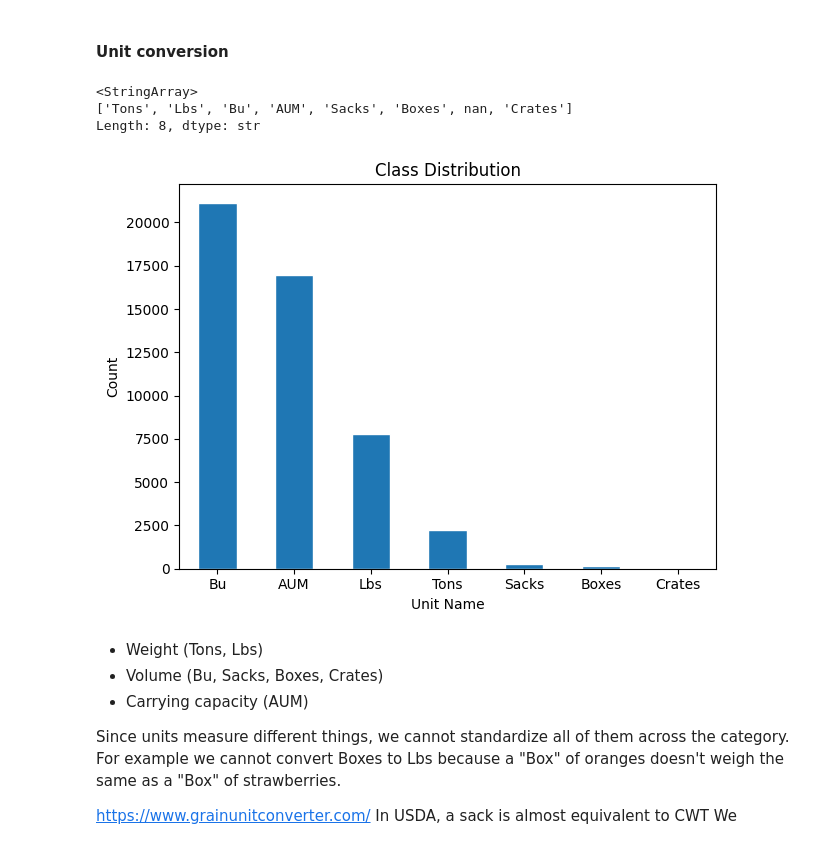
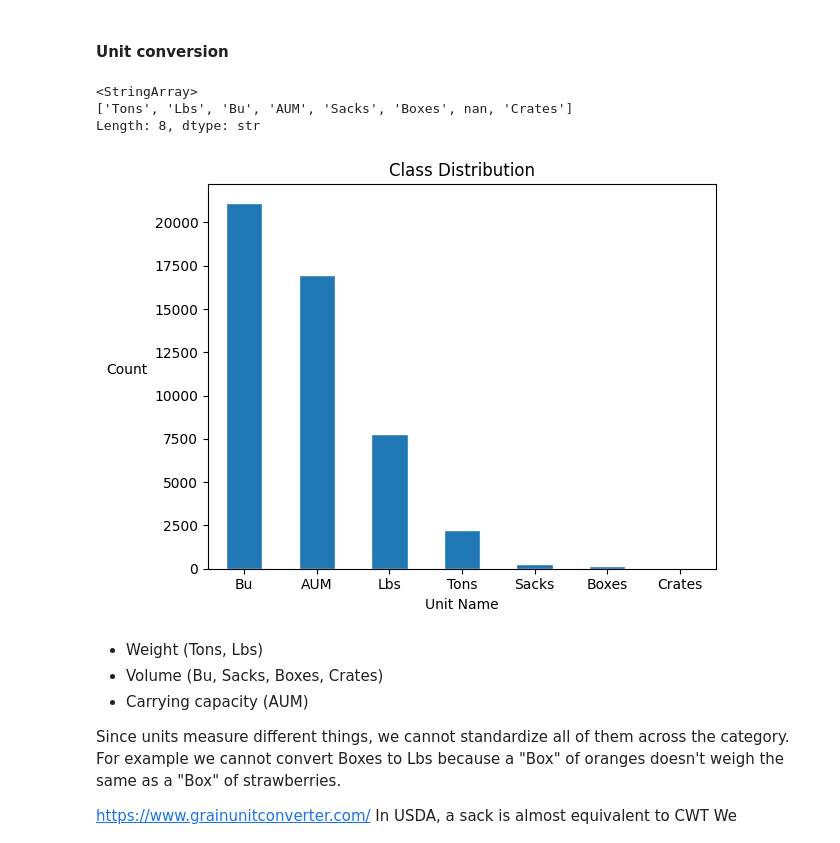
Before and after one commit to patrusgrg/Math4650_SP_2026_FP1_G3_GURUNG, a Jupyter notebook: notebooks/yield_prediction.ipynb, the cells around one changed output. Cells and saved outputs as stored; diff of their text form; code cells hidden in the pictures.

```diff
--- a/notebooks/yield_prediction.ipynb
+++ b/notebooks/yield_prediction.ipynb
@@ -282,23 +278,23 @@ max       13.622881
 # %%
 print(df['yldunits'].unique())
 
 df['yldunits'].value_counts().plot(
     kind='bar',
     edgecolor='white',
     width=0.5
 )
 
 plt.xticks(rotation=0)
 plt.title('Class Distribution', fontsize=12)
 plt.xlabel('Unit Name')
-plt.ylabel('Count')
+plt.ylabel('Count', rotation=0, labelpad=20)
 plt.tight_layout()
 plt.show()
 # %% [output]
 <StringArray>
 ['Tons', 'Lbs', 'Bu', 'AUM', 'Sacks', 'Boxes', nan, 'Crates']
 Length: 8, dtype: str
-[figure, old version]
+[figure, new version]
 # %% [markdown]
 * Weight (Tons, Lbs)
 * Volume (Bu, Sacks, Boxes, Crates)
```
Also changed, not shown: parts of 17 cells of this notebook, 2 other files.
